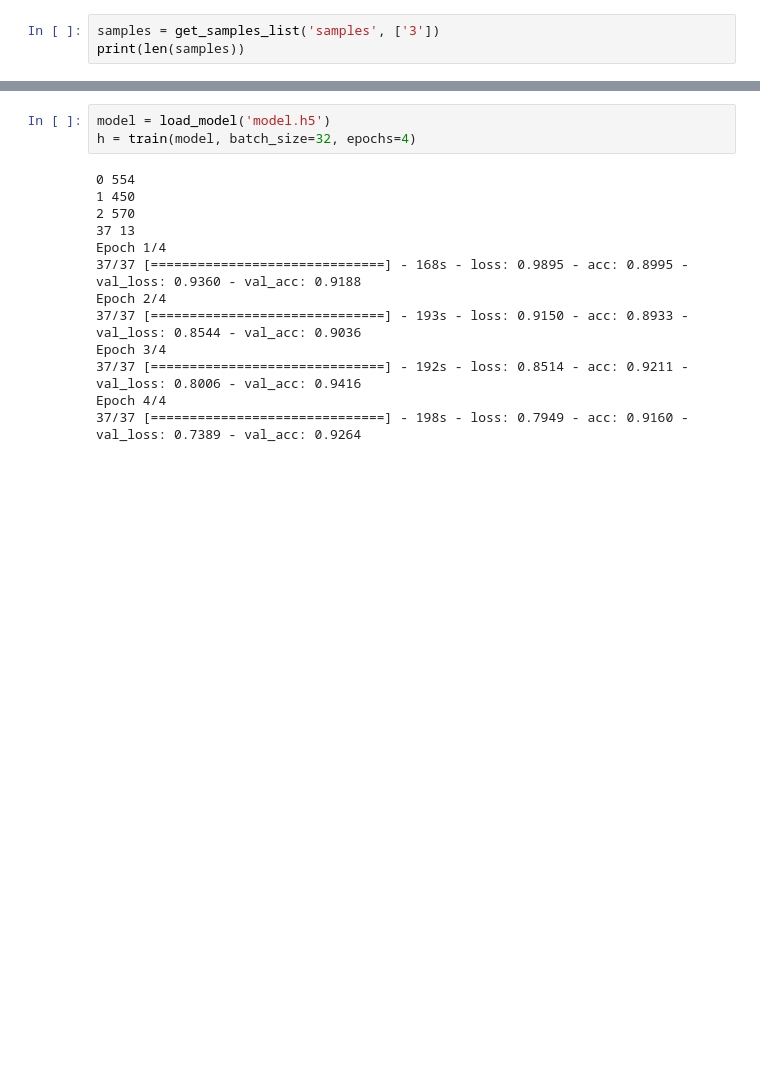
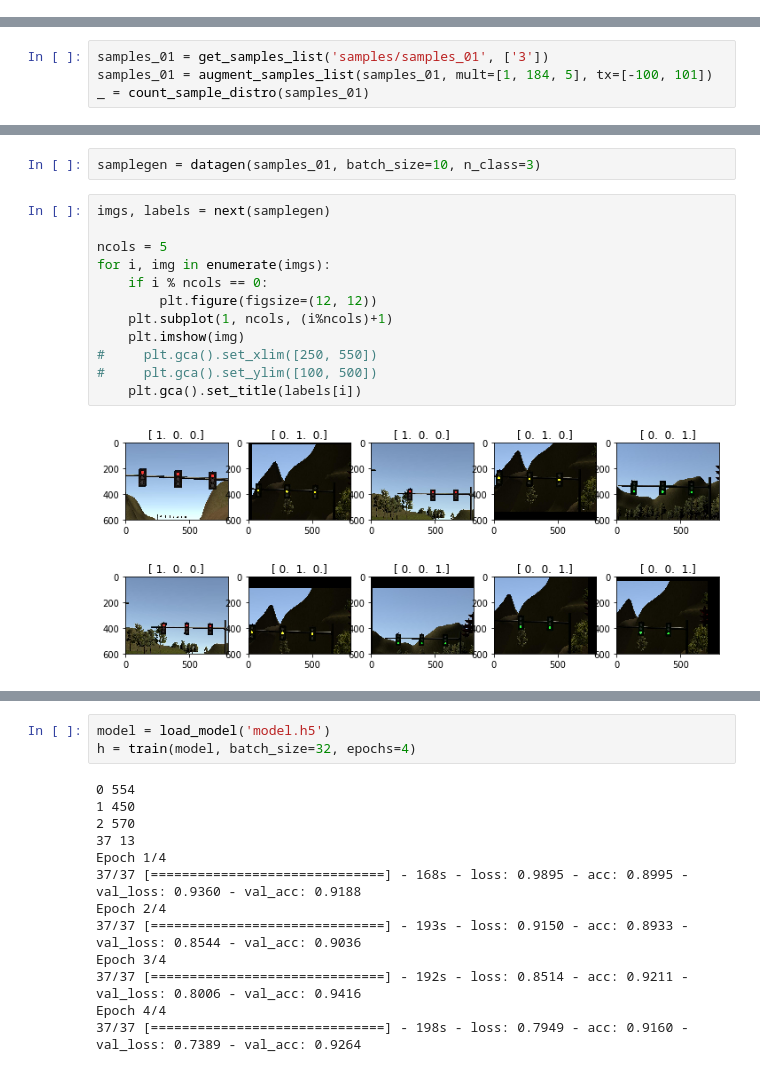
Before and after one commit to zfsang/udsdc_p9_system_integration, a Jupyter notebook: tl_detector_trainer.ipynb, the cells around one changed output, grey strips where cells are left out. Drawn from its saved outputs; the diff is of its cells as text; blank space fills up the shorter version.

```diff
--- a/tl_detector_trainer.ipynb
+++ b/tl_detector_trainer.ipynb
@@ -22,3 +24,0 @@ import matplotlib.image as mpim
-# %%
-samples = get_samples_list('samples', ['3'])
-print(len(samples))
@@ -77,0 +118,4 @@ for j in range(3):
+# %%
+samples_01 = get_samples_list('samples/samples_01', ['3'])
+samples_01 = augment_samples_list(samples_01, mult=[1, 184, 5], tx=[-100, 101])
+_ = count_sample_distro(samples_01)
@@ -78,3 +157,20 @@ for j in range(3):
+# %%
+samplegen = datagen(samples_01, batch_size=10, n_class=3)
+# %%
+imgs, labels = next(samplegen)
+
+ncols = 5
+for i, img in enumerate(imgs):
+    if i % ncols == 0:
+        plt.figure(figsize=(12, 12))
+    plt.subplot(1, ncols, (i%ncols)+1)
+    plt.imshow(img)
+#     plt.gca().set_xlim([250, 550])
+#     plt.gca().set_ylim([100, 500])
+    plt.gca().set_title(labels[i])
+# %% [output]
+[figure, added]
+[figure, added]
 # %%
 def net_nvidia(n_class=4):
     model = Sequential()
```
Also changed, not shown: parts of 17 cells of this notebook, 1 other file.
